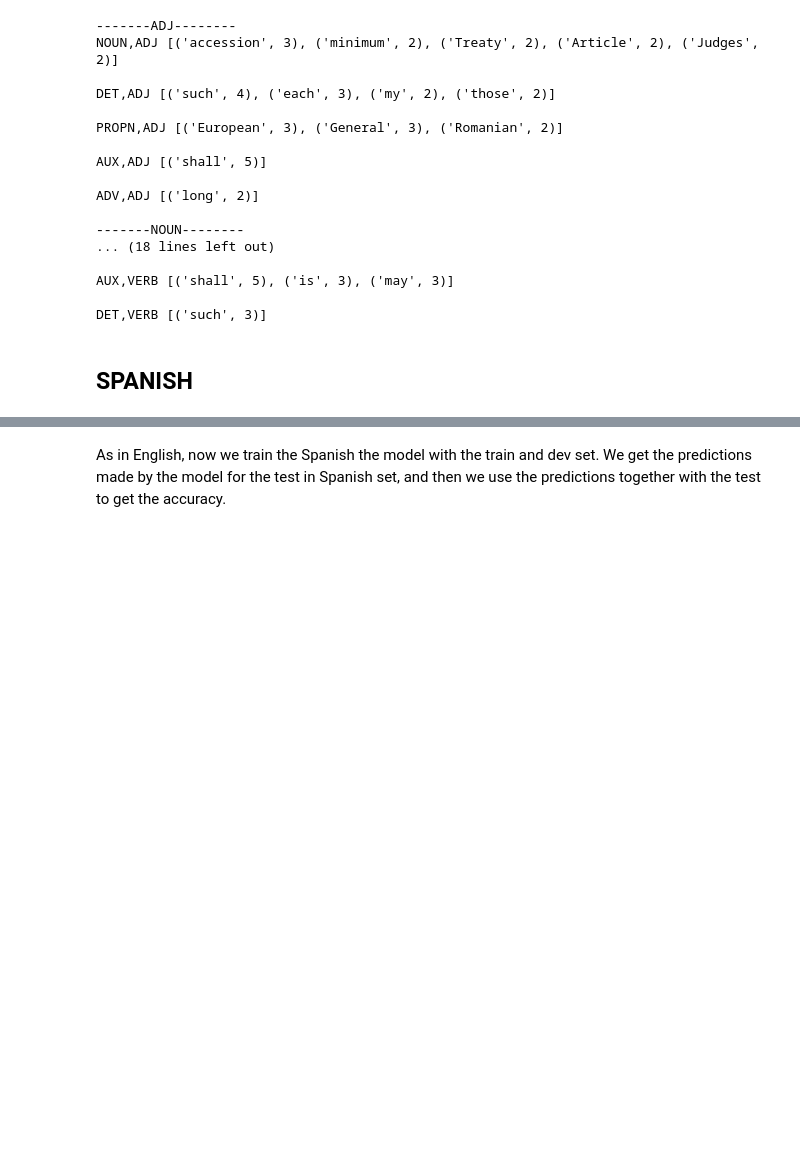
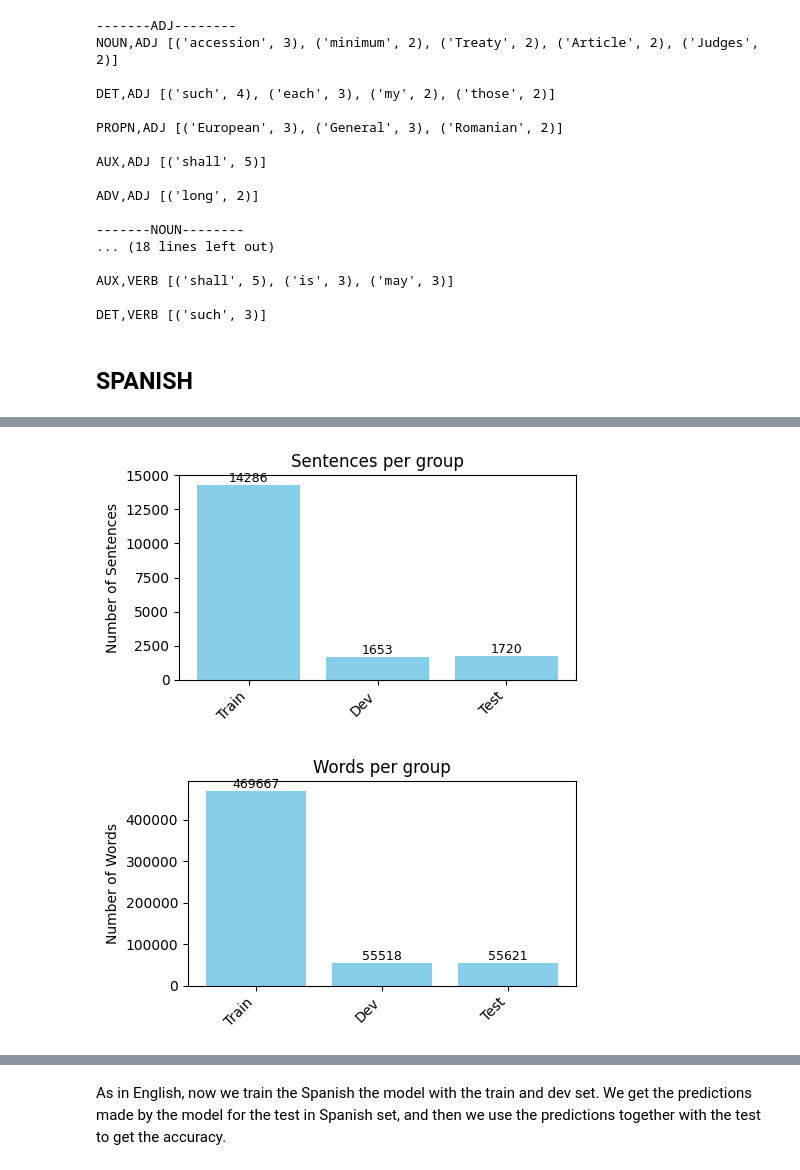
Before and after one commit to Maits27/Computational_syntax, a Jupyter notebook: resultAnalysis.ipynb, the cells around one changed output, grey strips where cells are left out. Saved outputs shown, nothing was run; the diff lists cells and outputs as text; code cells hidden in the pictures; blank space fills up the shorter version.

```diff
--- a/resultAnalysis.ipynb
+++ b/resultAnalysis.ipynb
@@ -223,0 +209,33 @@ DET,VERB [('such', 3)]
+# %%
+dataset_path = "UD-Data/Spanish/"
+
+info_train, i = conllu_dict(f'{dataset_path}/es_ancora-ud-train.conllu')
+info_dev, i = conllu_dict(f'{dataset_path}/es_ancora-ud-dev.conllu', i+1)
+info_test, i = conllu_dict(f'{dataset_path}/es_ancora-ud-test.conllu', i+1)
+all_info = {**info_train, **info_dev, **info_test}
+# %%
+train_words = 0
+dev_words = 0
+test_words = 0
+train_lengths = []
+dev_lengths = []
+test_lengths = []
+
+for doc in info_train.values():
+    if isinstance(doc, dict):
+        train_lengths.append(len(doc['sentence']))
+        train_words += len(doc['sentence'])
+for doc in info_dev.values():
+    if isinstance(doc, dict):
+        dev_lengths.append(len(doc['sentence']))
+        dev_words += len(doc['sentence'])
+for doc in info_test.values():
+    if isinstance(doc, dict):
+        test_lengths.append(len(doc['sentence']))
+        test_words += len(doc['sentence'])
+# %%
+counts_for_files(['Train', 'Dev', 'Test'], [len(info_train)-1, len(info_dev)-1, len(info_test)-1])
+counts_for_files(['Train', 'Dev', 'Test'], [train_words, dev_words, test_words], "Words")
+# %% [output]
+[figure, added]
+[figure, added]
```
Also changed, not shown: parts of 21 cells of this notebook.
